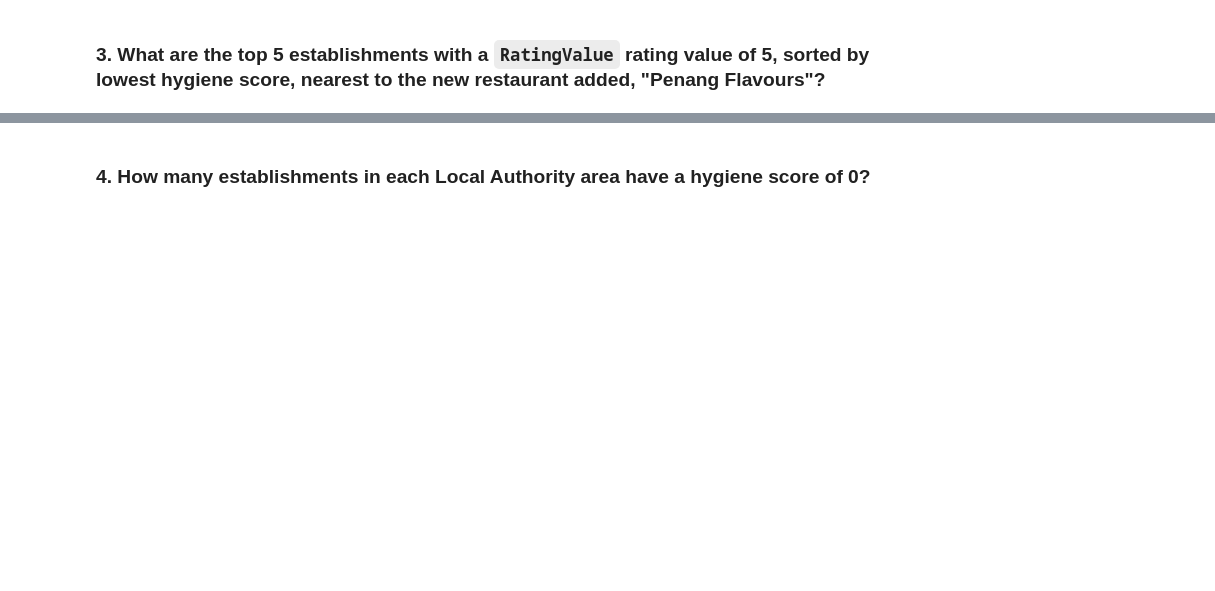
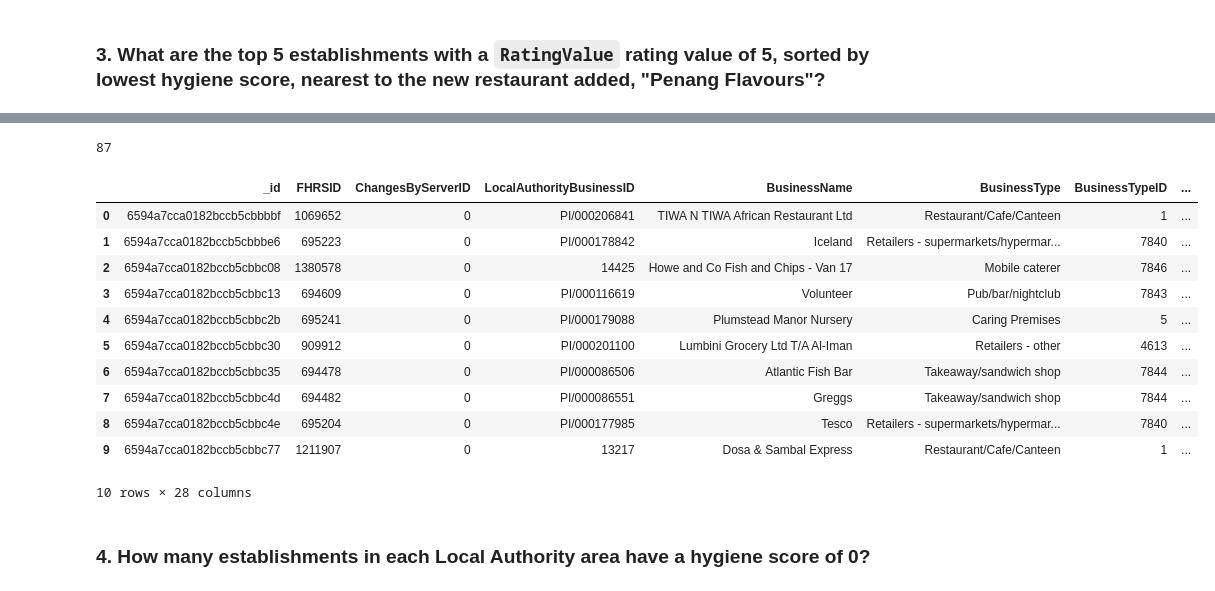
Before and after one commit to emilybomber/nosql-challenge, a Jupyter notebook: NoSQL_analysis_starter.ipynb, the cells around one changed output, grey strips where cells are left out. Drawn from its saved outputs; the diff is of its cells as text; code cells hidden in the pictures; blank space fills up the shorter version.

```diff
--- a/NoSQL_analysis_starter.ipynb
+++ b/NoSQL_analysis_starter.ipynb
@@ -122,12 +136,29 @@ print({len(query_london)})
 # Search within 0.01 degree on either side of the latitude and longitude.
 # Rating value must equal 5
 # Sort by hygiene score
+penang_query = {"BusinessName":"Penang Flavours"}
+penang_projection = {'geocode':1, '_id':0}
+Penang_Flavours = establishments.find_one(penang_query, penang_projection)
 
-degree_search = 0.01
-latitude =
-longitude =
 
-query =
-sort =
+degree_tolerance = 0.01
+latitude = Penang_Flavours['geocode']['latitude']
+longitude = Penang_Flavours['geocode']['longitude']
+
+max_lat = latitude + degree_tolerance
+min_lat = latitude - degree_tolerance
+
+max_lon = longitude + degree_tolerance
+min_lon = longitude - degree_tolerance
+
+location_rating_query = {
+    'RatingValue': {'$gte': 5},
+    'geocode.latitude': {'$lte': max_lat, '$gte':min_lat},
+    'geocode.longitude': {'$lte': max_lon, '$gte':min_lon}
+
+}
+sort = [('scores.Hygiene', 1)]
 
 # Print the results
+print(establishments.count_documents(location_rating_query))
+establishments.find(location_rating_query).sort(sort)[0]
@@ -134,5 +184,25 @@ sort =
 # %%
 # Convert result to Pandas DataFrame
+five_star_low_hygine = establishments.find(location_rating_query)
+new_london_rating_df = pd.DataFrame(five_star_low_hygine)
+# Display the number of rows in the DataFrame
+print(new_london_rating_df.shape[0])
+# Display the first 10 rows of the DataFrame
+new_london_rating_df.head(10)
+# %% [output]
+87
+|  | _id | FHRSID | ChangesByServerID | LocalAuthorityBusinessID | BusinessName | BusinessType | BusinessTypeID | ... |
+| 0 | 6594a7cca0182bccb5cbbbbf | 1069652 | 0 | PI/000206841 | TIWA N TIWA African Restaurant Ltd | Restaurant/Cafe/Canteen | 1 | ... |
+| 1 | 6594a7cca0182bccb5cbbbe6 | 695223 | 0 | PI/000178842 | Iceland | Retailers - supermarkets/hypermar... | 7840 | ... |
+| 2 | 6594a7cca0182bccb5cbbc08 | 1380578 | 0 | 14425 | Howe and Co Fish and Chips - Van 17 | Mobile caterer | 7846 | ... |
+| 3 | 6594a7cca0182bccb5cbbc13 | 694609 | 0 | PI/000116619 | Volunteer | Pub/bar/nightclub | 7843 | ... |
+| 4 | 6594a7cca0182bccb5cbbc2b | 695241 | 0 | PI/000179088 | Plumstead Manor Nursery | Caring Premises | 5 | ... |
+| 5 | 6594a7cca0182bccb5cbbc30 | 909912 | 0 | PI/000201100 | Lumbini Grocery Ltd T/A Al-Iman | Retailers - other | 4613 | ... |
+| 6 | 6594a7cca0182bccb5cbbc35 | 694478 | 0 | PI/000086506 | Atlantic Fish Bar | Takeaway/sandwich shop | 7844 | ... |
+| 7 | 6594a7cca0182bccb5cbbc4d | 694482 | 0 | PI/000086551 | Greggs | Takeaway/sandwich shop | 7844 | ... |
+| 8 | 6594a7cca0182bccb5cbbc4e | 695204 | 0 | PI/000177985 | Tesco | Retailers - supermarkets/hypermar... | 7840 | ... |
+| 9 | 6594a7cca0182bccb5cbbc77 | 1211907 | 0 | 13217 | Dosa & Sambal Express | Restaurant/Cafe/Canteen | 1 | ... |
+10 rows × 28 columns
 # %% [markdown]
 ### 4. How many establishments in each Local Authority area have a hygiene score of 0?
 # %%
```
Also changed, not shown: parts of 5 cells of this notebook.
